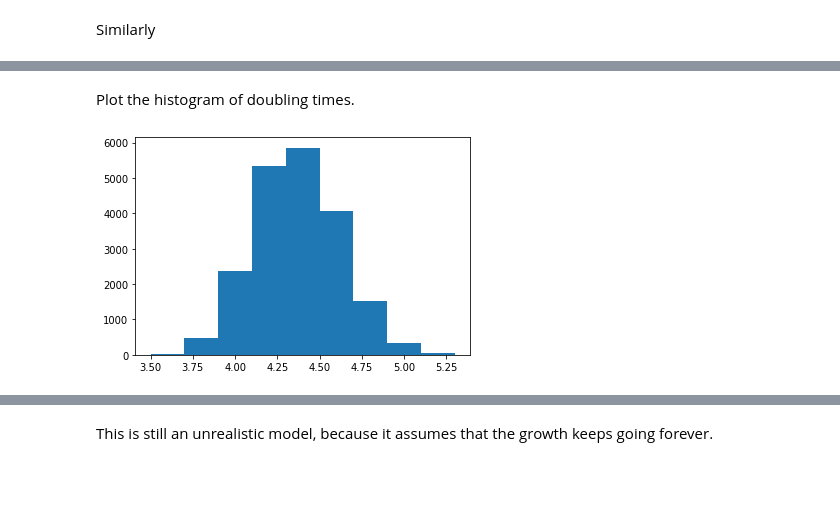
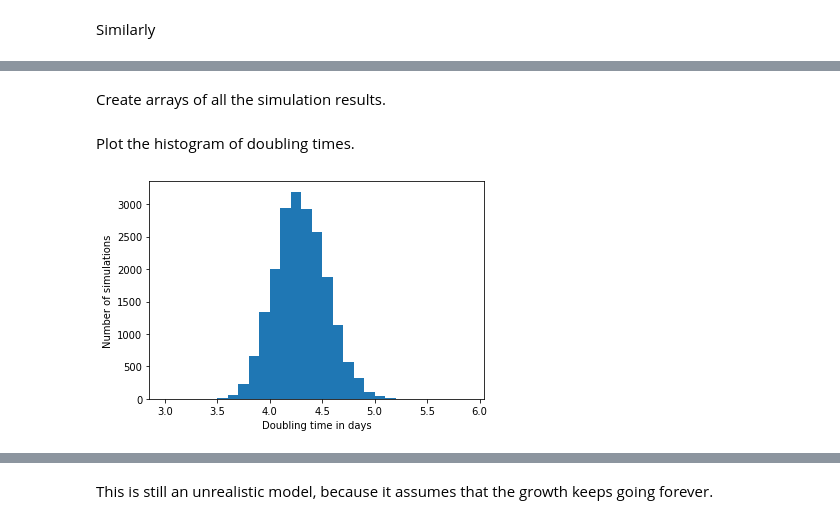
Before and after one commit to Inoueian/covid_19, a Jupyter notebook: notebooks/exponential_model.ipynb, the cells around one changed output, grey strips where cells are left out. Saved outputs shown, nothing was run; the diff lists cells and outputs as text; code cells hidden in the pictures; blank space fills up the shorter version.

Commit message:
Refactor exponential model

```diff
--- a/notebooks/exponential_model.ipynb
+++ b/notebooks/exponential_model.ipynb
@@ -105,0 +98,4 @@ delay_mat = np.array([[get_matrix_value(i - j,
+# %%
+delay_mat = create_delay_matrix(delay_array, num_days)
+# %%
+transfer_mat = np.matmul(incubation_mat, delay_mat)
@@ -106,12 +120,24 @@ delay_mat = np.array([[get_matrix_value(i - j,
 # %%
 with pm.Model() as model:
+    # There is some initial number of cases
+    # The prior is an exponential distribution with mean 1.
     N_0 = pm.Exponential('initial', lam=1)
+
+    # Growth rate is assumed to be constant
+    # The prior is a wide normal distribution
     coef = pm.Normal('growth_constant', mu=0.3, sd=1)
-    N = N_0 * np.exp(coef * (np.arange(num_days)))
-    IFR = 0.011
 
-    exp_deaths = IFR * pm.math.matrix_dot(N,
-                                          incubation_mat,
-                                          delay_mat)
+    # Cases grow Exponentially
+    N = N_0 * pm.math.exp(coef * (np.arange(num_days)))
+
+    # IFR is calculated using
+    # https://www.sciencedirect.com/science/article/pii/S1473309920302437
+    # and the population by age in the US
+    IFR = 0.0095
+
+    # Model proceeds as new infections -> expected new patients
+    #                                  -> expected new deaths,
+    # using the transfer matrices and the IFR
+    exp_deaths = IFR * pm.math.matrix_dot(N, transfer_mat)
 # %%
 with model:
@@ -119,5 +149,6 @@ with model:
 # %%
 with model:
+    # Monte Carlo sampling to find the posterior distribution numerically
     step = pm.NUTS()
-    trace = pm.sample(10000, tune=10000, step=step)
+    trace = pm.sample(10000, tune=10000)
 # %% [output]
@@ -132,3 +171,5 @@ plt.show()
+# %% [markdown]
+Create arrays of all the simulation results.
 # %%
 initial_array = np.array(trace['initial'])
 growth_array = np.array(trace['growth_constant'])
@@ -136,7 +177,9 @@ doubling_array = np.log(2) / growth_array
 # %% [markdown]
 Plot the histogram of doubling times.
 # %%
-plt.hist(doubling_array, bins=np.arange(3.5, 5.4, 0.2))
+plt.hist(doubling_array, bins=np.arange(3., 6., 0.1))
+plt.xlabel('Doubling time in days')
+plt.ylabel('Number of simulations')
 plt.show()
 # %% [output]
-[figure, old version]
+[figure, new version]
```
Also changed, not shown: parts of 34 cells of this notebook, 2 other files.
